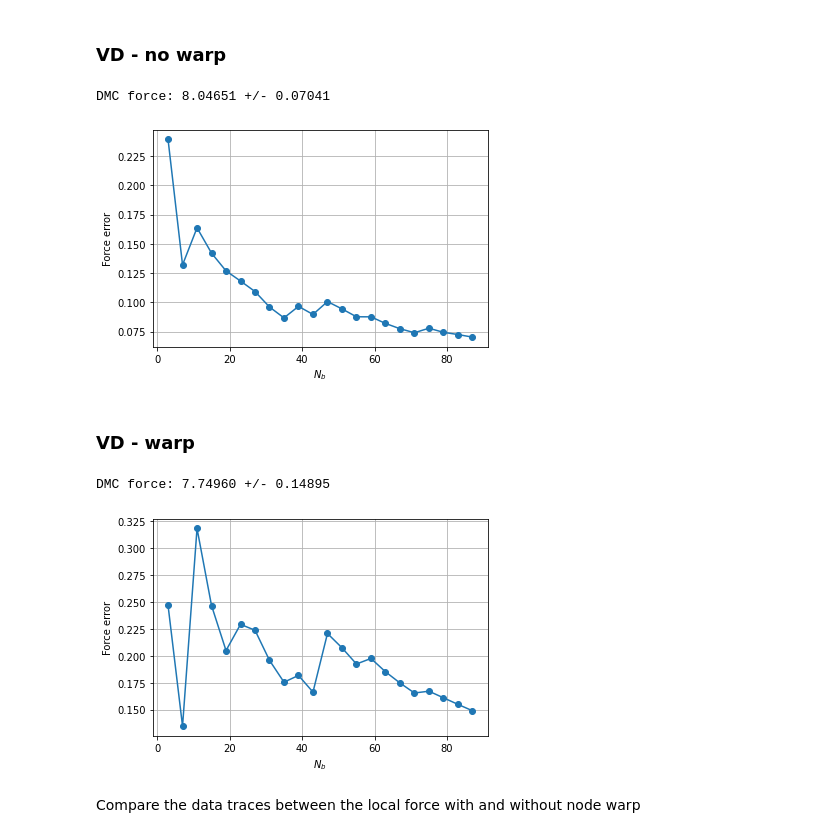
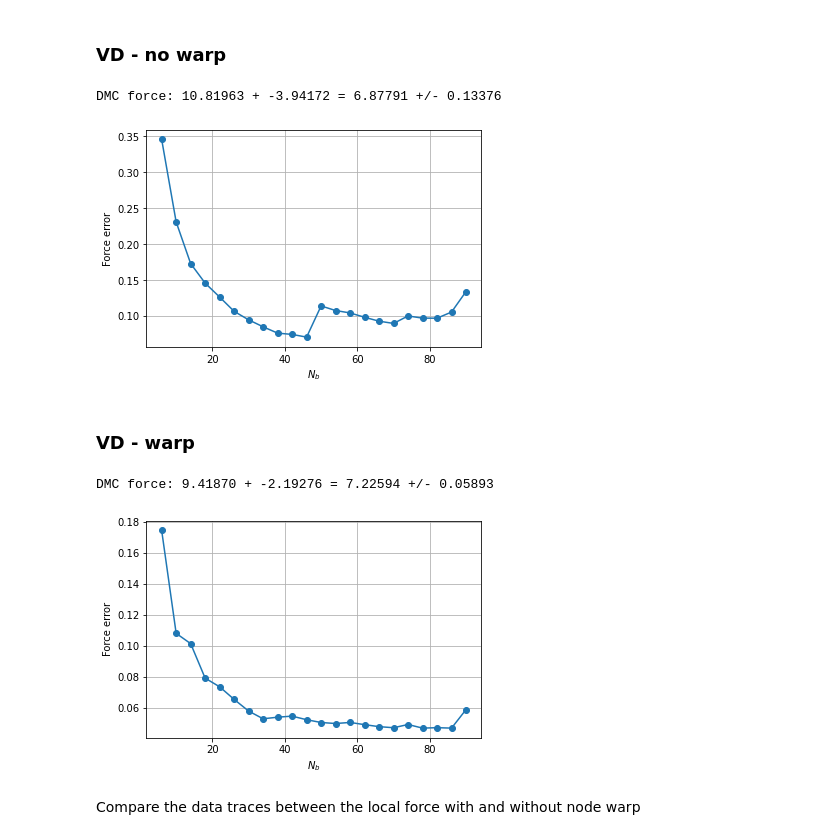
Before and after one commit to Jvanrhijn/pydmc, a Jupyter notebook: examples/elliptic_well.ipynb, the cells around one changed output. Saved outputs shown, nothing was run; the diff lists cells and outputs as text; code cells hidden in the pictures.

```diff
--- a/examples/elliptic_well.ipynb
+++ b/examples/elliptic_well.ipynb
@@ -32,15 +32,15 @@ from pydmc import *
 # %%
 q0 = 0.8253525490491695
 a0 = 1
-nconf = 50
-time_step = 1e-3
+nconf = 100
+time_step = 1e-2
 reference_energy = 3.67603
 blocks = 100
-steps_per_block = 10
+steps_per_block = 20
 # number of equilibration blocks
 neq = 10
 hamiltonian = lambda psi, x: -0.5*psi.laplacian(x)
-da = 1e-4
+da = 1e-2
 # %% [markdown]
 As a trial wave function, we use something with the same nodes at the boundary of the ellipse as the analytical ground state. We use $\Psi_G = x\Psi_0(x, y)$,
 which has a variational energy of
@@ -214,15 +214,18 @@ plt.grid()
 Finally, we extract the data necessary to compute the force estimates. The work to compute the force is done in a separate function.
 # %%
 def compute_forces(fa):
+    mult = 1
     errs = []
-    bs = list(range(3, blocks-neq, (blocks-neq)//20))
+    bs = list(range(2*mult, blocks-neq+1, (blocks-neq+1)//20))
     for b in bs:
         nconf = b * steps_per_block
-        fl, f = fa.compute_forces(steps_per_block, nconf)
-        f_err = block_error(fl[0, :], block_size=steps_per_block)
+        flhf, flpulay, fhf, fpulay = fa.compute_forces(mult * steps_per_block, nconf)
+        f = fhf + fpulay
+        fl = flhf + flpulay
+        f_err = block_error(fl[0, :], block_size=mult * steps_per_block)
         errs.append(f_err)
 
     plt.plot(bs, errs, marker='o'); plt.xlabel("$N_b$"); plt.ylabel("Force error")
     plt.grid()
-    print(f"DMC force: {f[0]:.5f} +/- {f_err:.5f}")
-    return fl
+    print(f"DMC force: {fhf[0]:.5f} + {fpulay[0]:.5f} = {f[0]:.5f} +/- {f_err:.5f}")
+    return flhf, flpulay
@@ -255,16 +263,16 @@ plt.legend(); plt.grid(); plt.ylabel("\"Local force\"");
 # %% [markdown]
 ### VD - no warp
 # %%
-fl_nowarp = compute_forces(dmcres.force_accumulators[2])
+flhf_nowarp, flpulay_nowarp = compute_forces(dmcres.force_accumulators[2])
 # %% [output]
-DMC force: 8.04651 +/- 0.07041
+DMC force: 10.81963 + -3.94172 = 6.87791 +/- 0.13376
-[figure, old version]
+[figure, new version]
 # %% [markdown]
 ### VD - warp
 # %%
-fl_warp = compute_forces(dmcres.force_accumulators[3])
+flhf_warp, flpulay_warp = compute_forces(dmcres.force_accumulators[3])
 # %% [output]
-DMC force: 7.74960 +/- 0.14895
+DMC force: 9.41870 + -2.19276 = 7.22594 +/- 0.05893
-[figure, old version]
+[figure, new version]
 # %% [markdown]
 Compare the data traces between the local force with and without node warp
```
Also changed, not shown: parts of 10 cells of this notebook, 3 other files.
